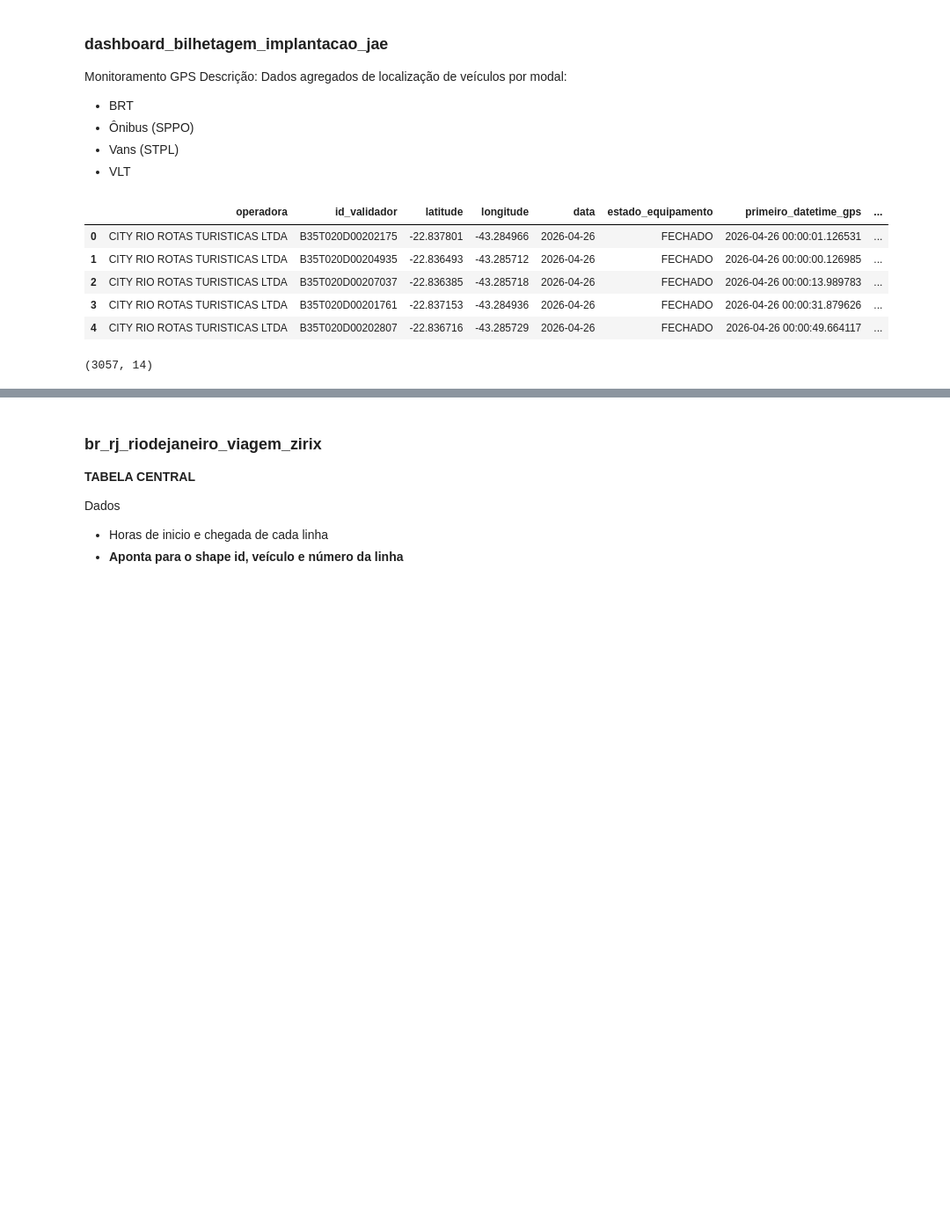
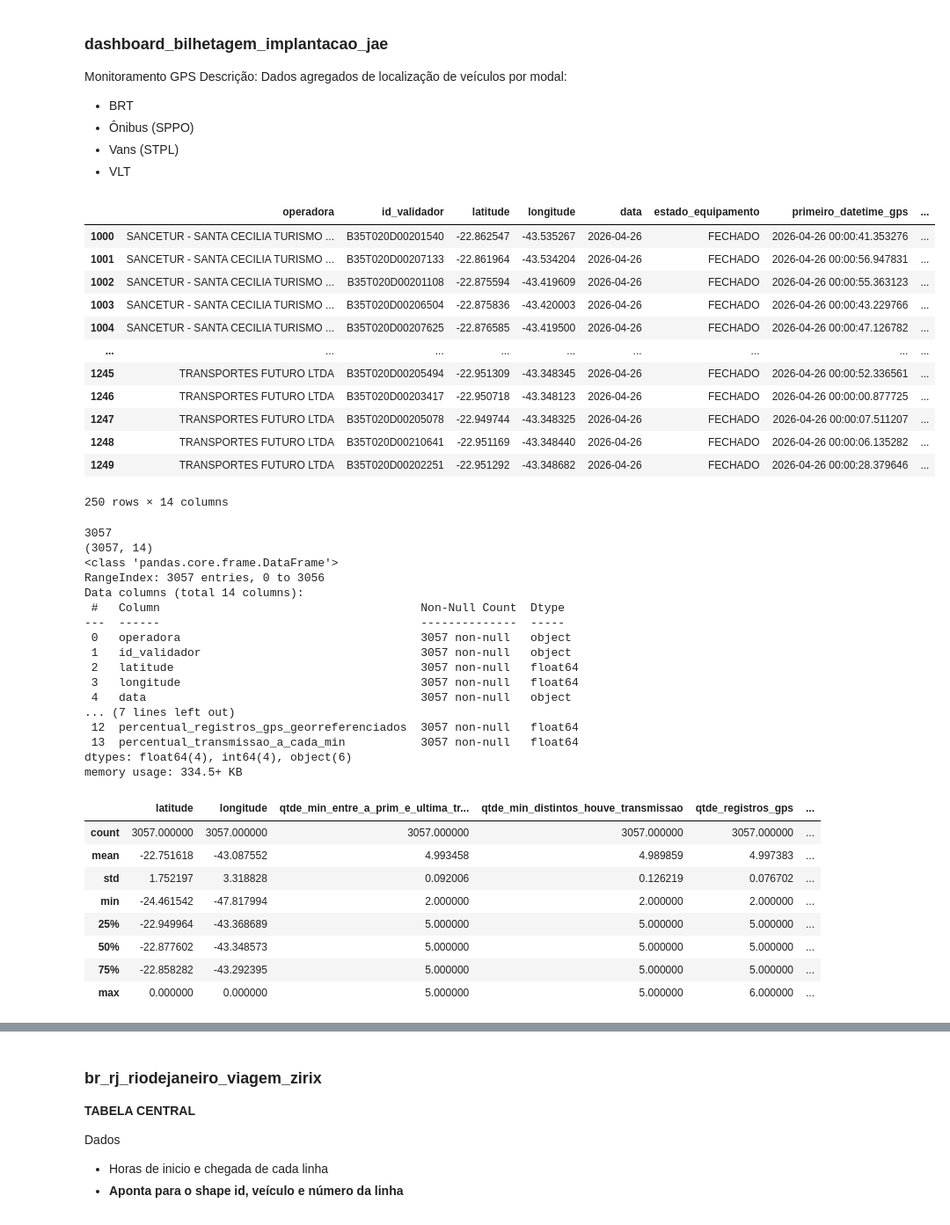
Before and after one commit to luizpcsilva/PS-2026.1-Grupo-L, a Jupyter notebook: PS_2026_Grupo_L.ipynb, the cells around one changed output, grey strips where cells are left out. Shown at 88% size. Drawn from its saved outputs; the diff is of its cells as text; code cells hidden in the pictures; blank space fills up the shorter version.

```diff
--- a/PS_2026_Grupo_L.ipynb
+++ b/PS_2026_Grupo_L.ipynb
@@ -28,19 +28,54 @@ Monitoramento GPS Descrição: Dados agregados de localização de veículos por
 # %%
 
 import pandas as pd
 
 caminho_dado = "/content/drive/MyDrive/DadosAnalyticaPS2026-GrupoL/dados brutos/dashboard_bilhetagem_implantacao_jae-20260430T211213Z-3-001/dashboard_bilhetagem_implantacao_jae/gps_agregado_onibus.csv"
 df = pd.read_csv(caminho_dado)
-display(df.head())
+display(df.iloc[1000:1250])
+print((df['estado_equipamento'] == 'FECHADO').sum())
 print(df.shape)
+df.info()
+df.describe()
 # %% [output]
 |  | operadora | id_validador | latitude | longitude | data | estado_equipamento | primeiro_datetime_gps | ... |
-| 0 | CITY RIO ROTAS TURISTICAS LTDA | B35T020D00202175 | -22.837801 | -43.284966 | 2026-04-26 | FECHADO | 2026-04-26 00:00:01.126531 | ... |
-| 1 | CITY RIO ROTAS TURISTICAS LTDA | B35T020D00204935 | -22.836493 | -43.285712 | 2026-04-26 | FECHADO | 2026-04-26 00:00:00.126985 | ... |
-| 2 | CITY RIO ROTAS TURISTICAS LTDA | B35T020D00207037 | -22.836385 | -43.285718 | 2026-04-26 | FECHADO | 2026-04-26 00:00:13.989783 | ... |
-| 3 | CITY RIO ROTAS TURISTICAS LTDA | B35T020D00201761 | -22.837153 | -43.284936 | 2026-04-26 | FECHADO | 2026-04-26 00:00:31.879626 | ... |
-| 4 | CITY RIO ROTAS TURISTICAS LTDA | B35T020D00202807 | -22.836716 | -43.285729 | 2026-04-26 | FECHADO | 2026-04-26 00:00:49.664117 | ... |
+| 1000 | SANCETUR - SANTA CECILIA TURISMO ... | B35T020D00201540 | -22.862547 | -43.535267 | 2026-04-26 | FECHADO | 2026-04-26 00:00:41.353276 | ... |
+| 1001 | SANCETUR - SANTA CECILIA TURISMO ... | B35T020D00207133 | -22.861964 | -43.534204 | 2026-04-26 | FECHADO | 2026-04-26 00:00:56.947831 | ... |
+| 1002 | SANCETUR - SANTA CECILIA TURISMO ... | B35T020D00201108 | -22.875594 | -43.419609 | 2026-04-26 | FECHADO | 2026-04-26 00:00:55.363123 | ... |
+| 1003 | SANCETUR - SANTA CECILIA TURISMO ... | B35T020D00206504 | -22.875836 | -43.420003 | 2026-04-26 | FECHADO | 2026-04-26 00:00:43.229766 | ... |
+| 1004 | SANCETUR - SANTA CECILIA TURISMO ... | B35T020D00207625 | -22.876585 | -43.419500 | 2026-04-26 | FECHADO | 2026-04-26 00:00:47.126782 | ... |
+| ... | ... | ... | ... | ... | ... | ... | ... | ... |
+| 1245 | TRANSPORTES FUTURO LTDA | B35T020D00205494 | -22.951309 | -43.348345 | 2026-04-26 | FECHADO | 2026-04-26 00:00:52.336561 | ... |
+| 1246 | TRANSPORTES FUTURO LTDA | B35T020D00203417 | -22.950718 | -43.348123 | 2026-04-26 | FECHADO | 2026-04-26 00:00:00.877725 | ... |
+| 1247 | TRANSPORTES FUTURO LTDA | B35T020D00205078 | -22.949744 | -43.348325 | 2026-04-26 | FECHADO | 2026-04-26 00:00:07.511207 | ... |
+| 1248 | TRANSPORTES FUTURO LTDA | B35T020D00210641 | -22.951169 | -43.348440 | 2026-04-26 | FECHADO | 2026-04-26 00:00:06.135282 | ... |
+| 1249 | TRANSPORTES FUTURO LTDA | B35T020D00202251 | -22.951292 | -43.348682 | 2026-04-26 | FECHADO | 2026-04-26 00:00:28.379646 | ... |
-(3057, 14)
+250 rows × 14 columns
+3057
+(3057, 14)
+<class 'pandas.core.frame.DataFrame'>
+RangeIndex: 3057 entries, 0 to 3056
+Data columns (total 14 columns):
+ #   Column                                      Non-Null Count  Dtype
+---  ------                                      --------------  -----
+ 0   operadora                                   3057 non-null   object
+ 1   id_validador                                3057 non-null   object
+ 2   latitude                                    3057 non-null   float64
+ 3   longitude                                   3057 non-null   float64
+ 4   data                                        3057 non-null   object
+... (7 lines left out)
+ 12  percentual_registros_gps_georreferenciados  3057 non-null   float64
+ 13  percentual_transmissao_a_cada_min           3057 non-null   float64
+dtypes: float64(4), int64(4), object(6)
+memory usage: 334.5+ KB
+|  | latitude | longitude | qtde_min_entre_a_prim_e_ultima_tr... | qtde_min_distintos_houve_transmissao | qtde_registros_gps | ... |
+| count | 3057.000000 | 3057.000000 | 3057.000000 | 3057.000000 | 3057.000000 | ... |
+| mean | -22.751618 | -43.087552 | 4.993458 | 4.989859 | 4.997383 | ... |
+| std | 1.752197 | 3.318828 | 0.092006 | 0.126219 | 0.076702 | ... |
+| min | -24.461542 | -47.817994 | 2.000000 | 2.000000 | 2.000000 | ... |
+| 25% | -22.949964 | -43.368689 | 5.000000 | 5.000000 | 5.000000 | ... |
+| 50% | -22.877602 | -43.348573 | 5.000000 | 5.000000 | 5.000000 | ... |
+| 75% | -22.858282 | -43.292395 | 5.000000 | 5.000000 | 5.000000 | ... |
+| max | 0.000000 | 0.000000 | 5.000000 | 5.000000 | 6.000000 | ... |
 # %% [markdown]
 ### gtfs
 Base padronizada de transporte contendo:
```
Also changed, not shown: parts of 5 cells of this notebook.
